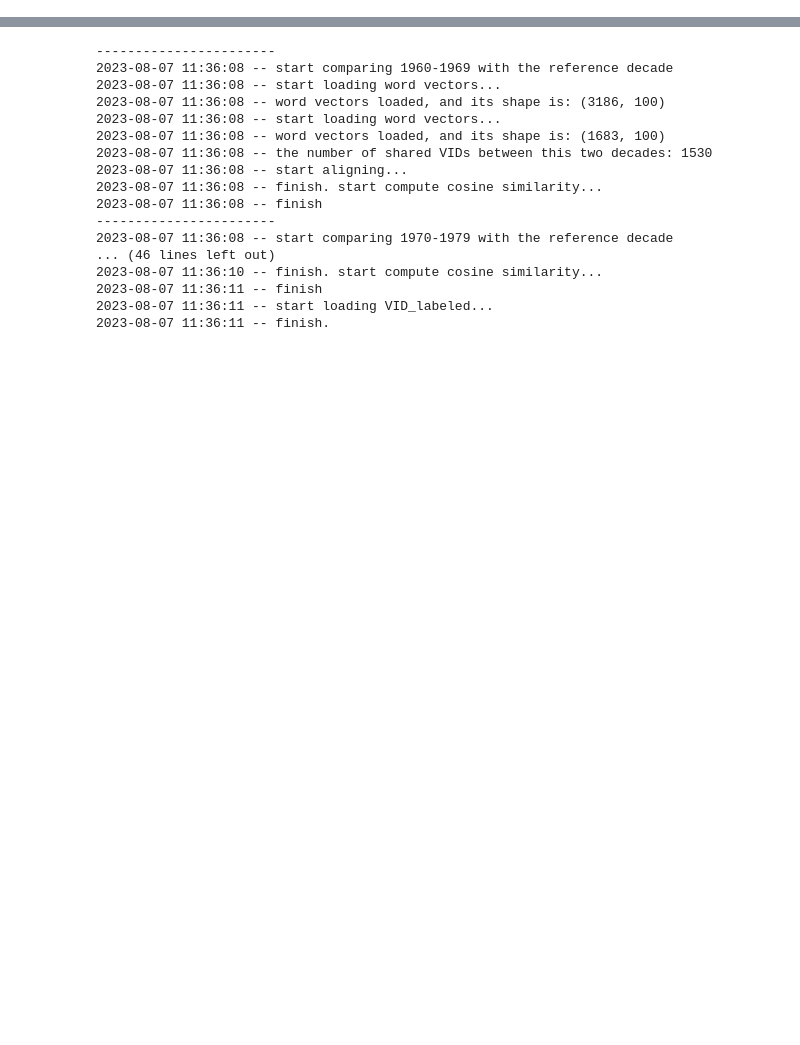
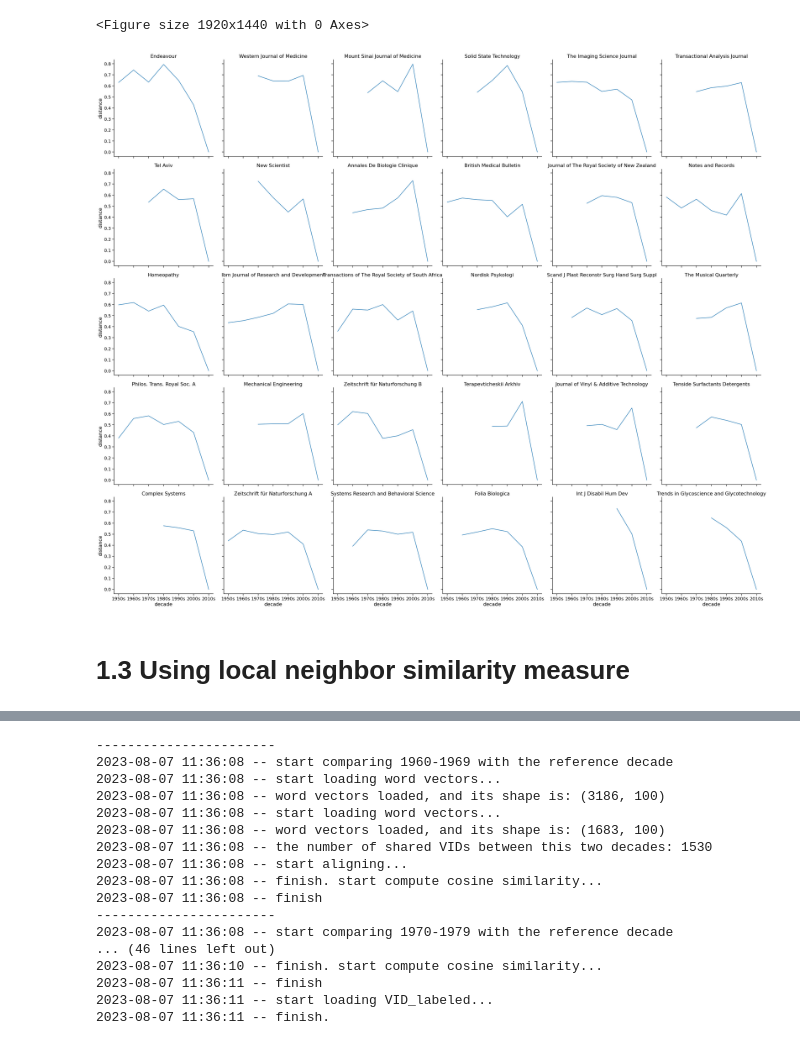
Before and after one commit to netknowledge/diachronic-p2v, a Jupyter notebook: semantic change/semantic_change.ipynb, the cells around one changed output, grey strips where cells are left out. Saved outputs shown, nothing was run; the diff lists cells and outputs as text; code cells hidden in the pictures; blank space fills up the shorter version.

Commit message:
add Accumulated Semantic Distance (ASM) analysis

```diff
--- a/semantic change/semantic_change.ipynb
+++ b/semantic change/semantic_change.ipynb
@@ -42,0 +139,3 @@ model = p2v.P2V()
+# %%
+neighbor_sim_df = neighbor_sim_df[neighbor_sim_df['global_max_neighbor_sim']>=neighbor_sim_df['global_max_neighbor_sim'].quantile(0.05)]
+prinT("the number of filtered periodicals: %d" %len(neighbor_sim_df))
@@ -106,0 +298,12 @@ self_dist_df['scopus_label'] = self_dist_df.VID.map(lambda x:
+# %%
+self_dist_df[['nan_in_middle', 'len_of_1', 'start_idx', 'end_idx']] = self_dist_df[['self_distance_1950s',
+                                                                                    'self_distance_1960s',
+                                                                                    'self_distance_1970s',
+                                                                                    'self_distance_1980s',
+                                                                                    'self_distance_1990s',
+                                                                                    'self_distance_2000s',
+                                                                                    'self_distance_2010s']].apply(filter_nan_in_middle, axis=1, result_type="expand")
+# %%
+self_dist_df.drop(self_dist_df[self_dist_df.end_idx<6].index, inplace=True)
+self_dist_df.drop(self_dist_df[self_dist_df.scopus_label.isna()].index, inplace=True)
+self_dist_df.drop(self_dist_df[(self_dist_df.nan_in_middle==True)|(self_dist_df.len_of_1==True)].index, inplace=True)
@@ -106,0 +332,4 @@ self_dist_df['scopus_label'] = self_dist_df.VID.map(lambda x:
+# %%
+# metrics = 'max_dist'
+metrics = 'mean_dist'
+# metrics = 'c_dist'
@@ -106,0 +356,42 @@ self_dist_df['scopus_label'] = self_dist_df.VID.map(lambda x:
+# %%
+self_dist_df_rename = self_dist_df.copy()
+self_dist_df_rename.venue_name = self_dist_df_rename.venue_name.replace({'Proceedings of the National Academy of Sciences of the United States of America': 'PNAS',
+                                                                         'Philosophical Transactions of the Royal Society A':'Philos. Trans. Royal Soc. A',
+                                                                         'Philosophical Transactions of the Royal Society B':'Philos. Trans. Royal Soc. B',
+                                                                         'Proceedings of The Royal Society B: Biological Sciences': 'Proc. Royal Soc. B',
+                                                                         'International Journal on Disability and Human Development': 'Int J Disabil Hum Dev',
+                                                                         'Tel Aviv: Journal of The Institute of Archaeology of Tel Aviv University': 'Tel Aviv',
+                                                                         'Journal of Huazhong University of Science and Technology': 'J. Huazhong Univ. Sci. Technol. Med. Sci.',
+                                                                         'Wiley Interdisciplinary Reviews: Computational Statistics':'WIREs Comp Stats',
+                                                                         'International Journal of Pharmaceutical Medicine': 'Int. J. Pharm.',
+                                                                         'Periodica Polytechnica Chemical Engineering': 'Period. Polytech. Chem. Eng.',
+                                                                         'In Vitro Cellular & Developmental Biology – Plant': 'In Vitro Cell. Dev. Biol. Plant',
+                                                                         'Applied Immunohistochemistry & Molecular Morphology': 'Appl. Immunohistochem. Mol. Morphol.',
+                                                                         'Scandinavian Journal of Plastic and Reconstructive Surgery and Hand Surgery':'Scand J Plast Reconstr Surg Hand Surg Suppl'
+                                                                        })
+
+self_dist_df_wide = pd.wide_to_long(self_dist_df_rename,
+                                    stubnames=['self_distance'],
+                                    suffix='.+',
+                                    sep='_',
+                                    i = ['VID', 'venue_name'],
+                                    j = 'decade')
+
+periodical_list = self_dist_df_rename.sort_values(by=metrics, ascending=False).head(30).venue_name.to_list()
+
+plt.figure(dpi=300)
+with sns.plotting_context("notebook", font_scale=1.3):
+    g = sns.relplot(data=self_dist_df_wide,
+                     x='decade', y='self_distance',
+                     legend=False,
+                     col='venue_name', col_wrap=6,
+                     col_order=periodical_list,
+                     kind='line')
+
+    g.set_titles("{col_name}")
+    g.set_ylabels('distance')
+# %% [output]
+<Figure size 1920x1440 with 0 Axes>
+[figure, added]
+# %% [markdown]
+# 1.3 Using local neighbor similarity measure
```
Also changed, not shown: parts of 93 cells of this notebook.
